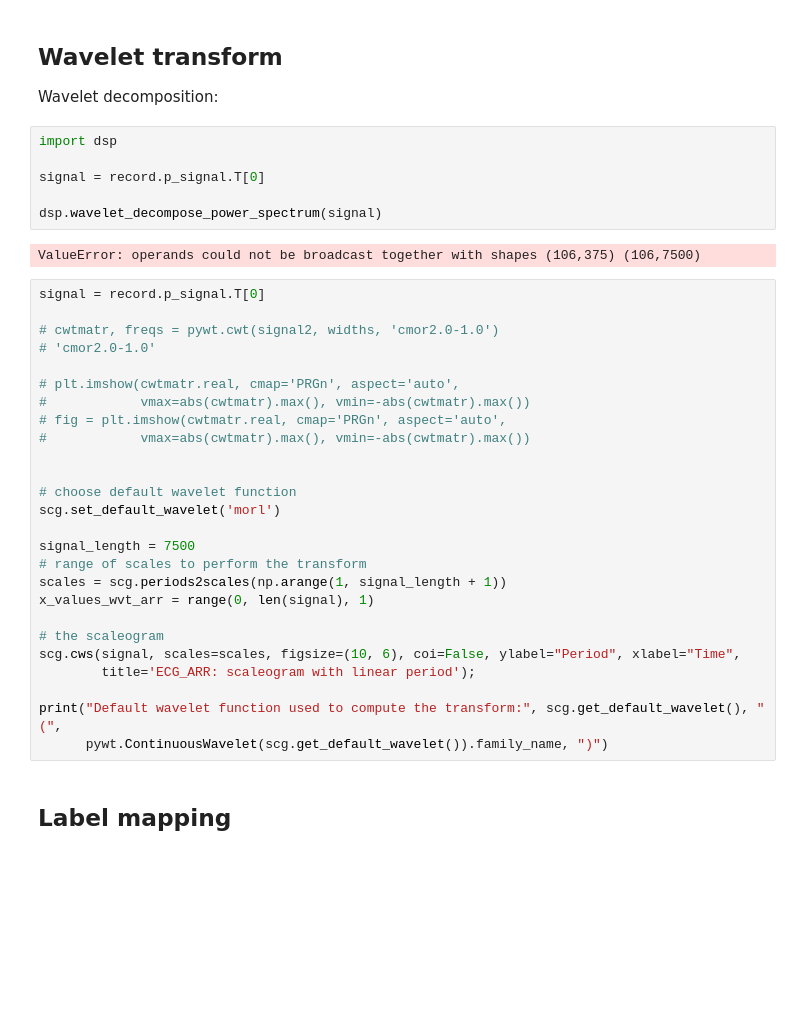
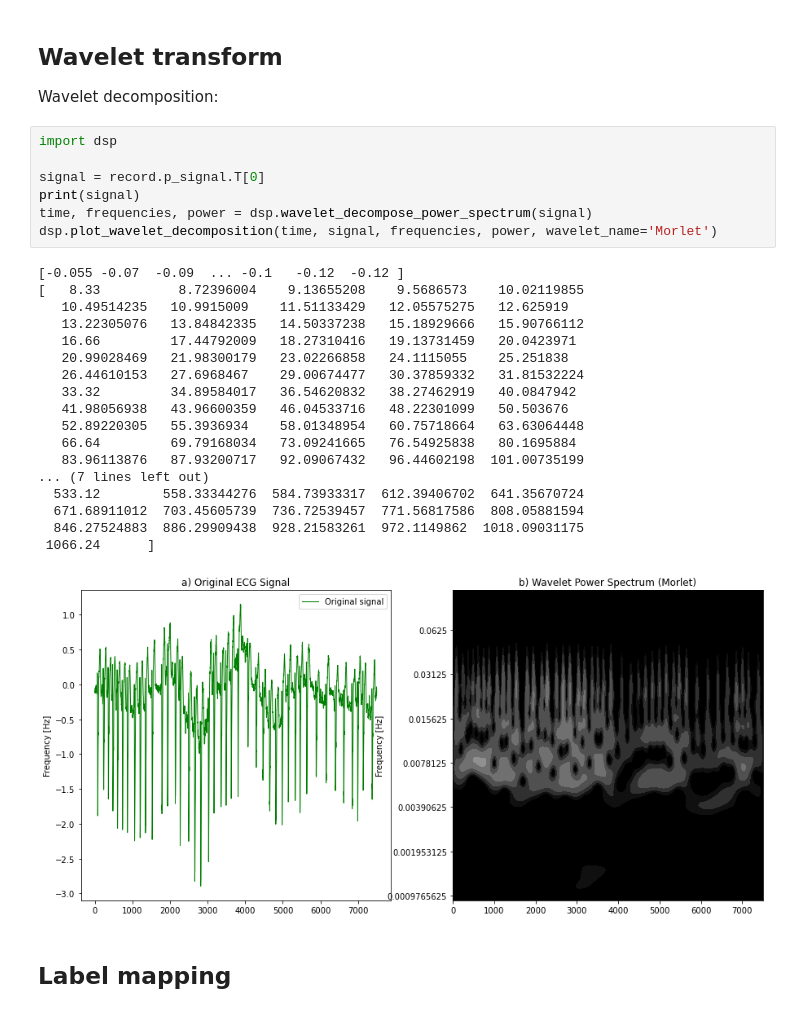
Before and after one commit to kalifadan/Final_project_cs236781, a Jupyter notebook: src/Input.ipynb, the cells around one changed output. Saved outputs shown, nothing was run; the diff lists cells and outputs as text; blank space fills up the shorter version.

```diff
--- a/src/Input.ipynb
+++ b/src/Input.ipynb
@@ -121,37 +80,29 @@ Wavelet decomposition:
 # %%
 import dsp
 
 signal = record.p_signal.T[0]
-
-dsp.wavelet_decompose_power_spectrum(signal)
+print(signal)
+time, frequencies, power = dsp.wavelet_decompose_power_spectrum(signal)
+dsp.plot_wavelet_decomposition(time, signal, frequencies, power, wavelet_name='Morlet')
 # %% [output]
-ValueError: operands could not be broadcast together with shapes (106,375) (106,7500)
+[-0.055 -0.07  -0.09  ... -0.1   -0.12  -0.12 ]
+[   8.33          8.72396004    9.13655208    9.5686573    10.02119855
+   10.49514235   10.9915009    11.51133429   12.05575275   12.625919
+   13.22305076   13.84842335   14.50337238   15.18929666   15.90766112
+   16.66         17.44792009   18.27310416   19.13731459   20.0423971
+   20.99028469   21.98300179   23.02266858   24.1115055    25.251838
+   26.44610153   27.6968467    29.00674477   30.37859332   31.81532224
+   33.32         34.89584017   36.54620832   38.27462919   40.0847942
+   41.98056938   43.96600359   46.04533716   48.22301099   50.503676
+   52.89220305   55.3936934    58.01348954   60.75718664   63.63064448
+   66.64         69.79168034   73.09241665   76.54925838   80.1695884
+   83.96113876   87.93200717   92.09067432   96.44602198  101.00735199
+... (7 lines left out)
+  533.12        558.33344276  584.73933317  612.39406702  641.35670724
+  671.68911012  703.45605739  736.72539457  771.56817586  808.05881594
+  846.27524883  886.29909438  928.21583261  972.1149862  1018.09031175
+ 1066.24      ]
+[figure, added]
-# %%
-signal = record.p_signal.T[0]
-
-# cwtmatr, freqs = pywt.cwt(signal2, widths, 'cmor2.0-1.0')
-# 'cmor2.0-1.0'
-
-# plt.imshow(cwtmatr.real, cmap='PRGn', aspect='auto',
-#            vmax=abs(cwtmatr).max(), vmin=-abs(cwtmatr).max())
-# fig = plt.imshow(cwtmatr.real, cmap='PRGn', aspect='auto',
-#            vmax=abs(cwtmatr).max(), vmin=-abs(cwtmatr).max())
-
-
-# choose default wavelet function
-scg.set_default_wavelet('morl')
-
-signal_length = 7500
-# range of scales to perform the transform
-scales = scg.periods2scales(np.arange(1, signal_length + 1))
-x_values_wvt_arr = range(0, len(signal), 1)
-
-# the scaleogram
-scg.cws(signal, scales=scales, figsize=(10, 6), coi=False, ylabel="Period", xlabel="Time",
-        title='ECG_ARR: scaleogram with linear period');
-
-print("Default wavelet function used to compute the transform:", scg.get_default_wavelet(), "(",
-      pywt.ContinuousWavelet(scg.get_default_wavelet()).family_name, ")")
 # %% [markdown]
 ## Label mapping
 # %%
```
Also changed, not shown: parts of 8 cells of this notebook, 2 other files.
